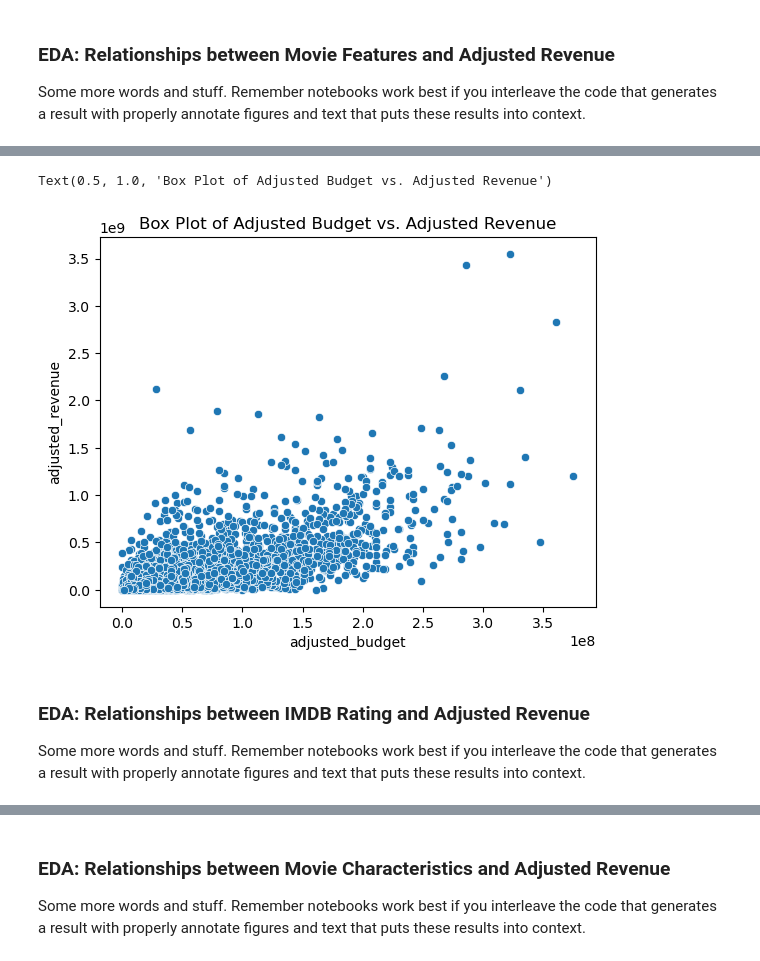
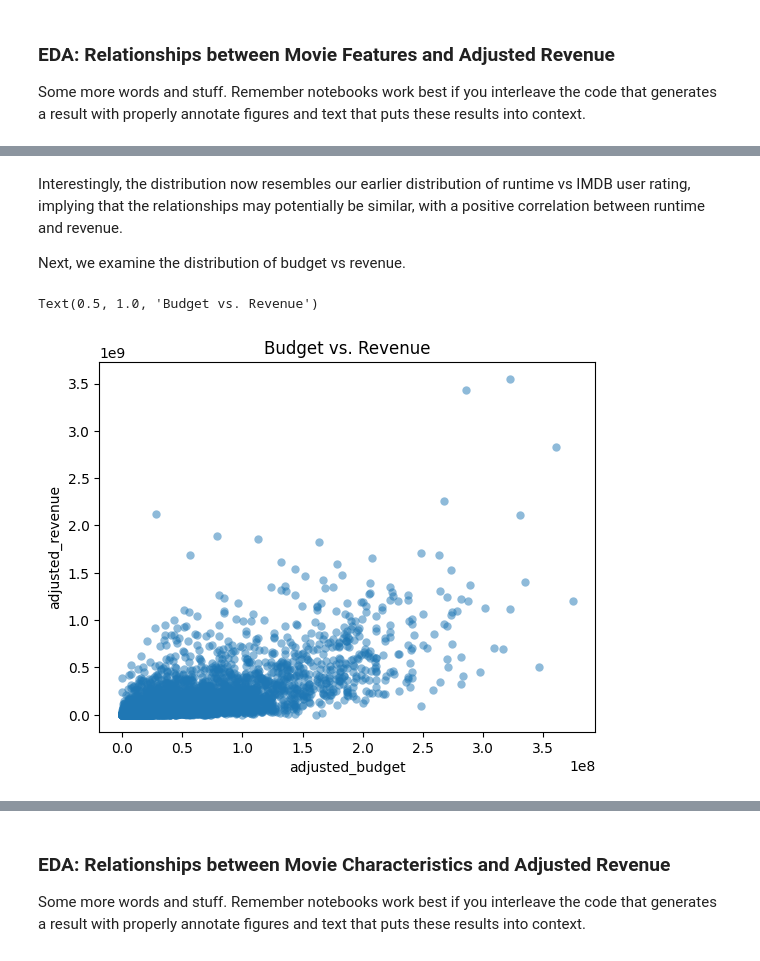
Before and after one commit to COGS108/Group028_WI24, a Jupyter notebook: EDACheckpoint_Group028_WI24.ipynb, the cells around one changed output, grey strips where cells are left out. Drawn from its saved outputs; the diff is of its cells as text; code cells hidden in the pictures.

```diff
--- a/EDACheckpoint_Group028_WI24.ipynb
+++ b/EDACheckpoint_Group028_WI24.ipynb
@@ -558,0 +566,5 @@ Text(0.5, 1.0, 'Box Plot of Movie Runtime vs. Adjusted_revenue')
+# %%
+combined_df['revenue_log10'] = np.log10(combined_df['adjusted_revenue'] + 0.1)
+#combined_df['runtime_log10'] = np.log10(combined_df['runtime'] + 0.1)
+sns.scatterplot(data=combined_df, x='runtime', y='revenue_log10', alpha=.5, linewidth = 0)
+plt.title('Runtime vs. Revenue (log adjusted)')
@@ -559,10 +574,10 @@ Text(0.5, 1.0, 'Box Plot of Movie Runtime vs. Adjusted_revenue')
+# %% [markdown]
+Interestingly, the distribution now resembles our earlier distribution of runtime vs IMDB user rating, implying that the relationships may potentially be similar, with a positive correlation between runtime and revenue.
+
+Next, we examine the distribution of budget vs revenue.
 # %%
-sns.scatterplot(data=combined_df, x='adjusted_budget', y='adjusted_revenue')
-plt.title('Box Plot of Adjusted Budget vs. Adjusted Revenue')
+sns.scatterplot(data=combined_df, x='adjusted_budget', y='adjusted_revenue', alpha=0.5, linewidth=0)
+plt.title('Budget vs. Revenue')
 # %% [output]
-Text(0.5, 1.0, 'Box Plot of Adjusted Budget vs. Adjusted Revenue')
+Text(0.5, 1.0, 'Budget vs. Revenue')
-[figure, old version]
+[figure, new version]
-# %% [markdown]
-### EDA: Relationships between IMDB Rating and Adjusted Revenue
-
-Some more words and stuff.  Remember notebooks work best if you interleave the code that generates a result with properly annotate figures and text that puts these results into context.
```
Also changed, not shown: parts of 26 cells of this notebook.
